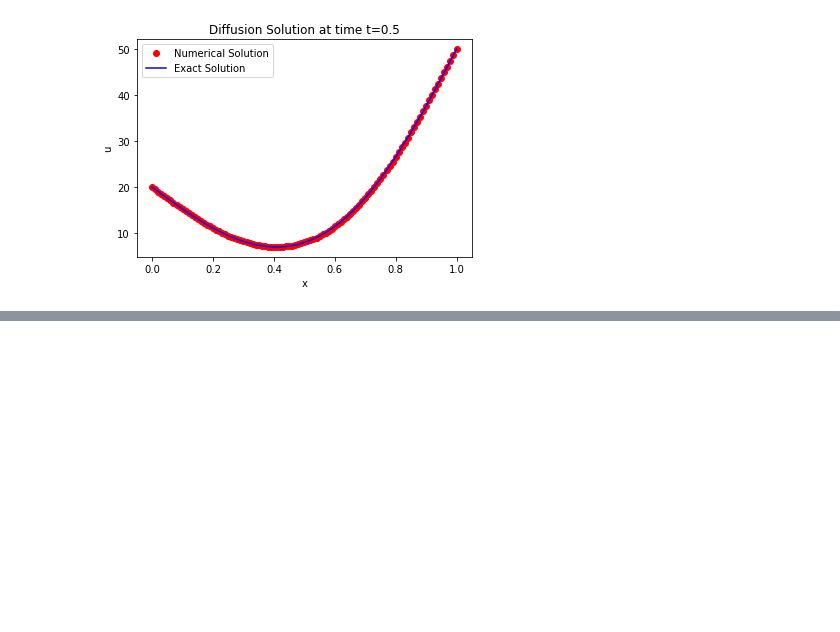
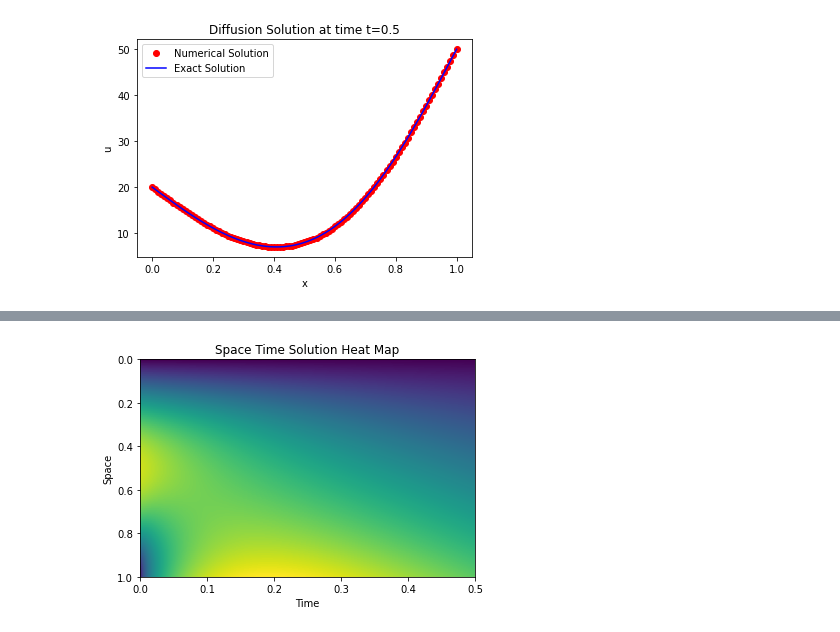
Before and after one commit to cwhite098/Scientific_Computing, a Jupyter notebook: examples/solving_pdes.ipynb, the cells around one changed output, grey strips where cells are left out. Drawn from its saved outputs; the diff is of its cells as text; code cells hidden in the pictures; blank space fills up the shorter version.

```diff
--- a/examples/solving_pdes.ipynb
+++ b/examples/solving_pdes.ipynb
@@ -195,0 +210,40 @@ Example with robin BCs
+# %%
+def robin_BC(x, t):
+    h = 1
+    if x == 0:
+        # Effect of dirichlet
+        alpha = lambda t : 0
+        # Effect of neumann
+        beta = lambda t : 1
+
+        # The dirichlet and neumann effects on the boundary
+        dirichlet_u = lambda x,t : 0
+        neumann_u = lambda x,t : 0
+
+        # Combination of all effects
+        gamma = alpha(t)*dirichlet_u(x,t) + beta(t)*neumann_u(x,t)
+
+    if x == L:
+        # Effect of dirichlet
+        alpha = lambda t : h
+        # Effect of neumann
+        beta = lambda t : 1
+
+        # The dirichlet and neumann effects on the boundary
+        dirichlet_u = lambda x,t : 0
+        neumann_u = lambda x,t : 0
+
+        # Combination of all effects
+        gamma = alpha(t)*dirichlet_u(x,t) + beta(t)*neumann_u(x,t)
+
+    return gamma, alpha(t)
+
+def IC(x,L):
+    return np.sin(np.pi*x)
+
+# Call the pde solver function, using the Crank-Nicholson method
+u, t = solve_pde(L, T, mx, mt, 'robin', robin_BC, IC, solver='cn', kappa = lambda x:x**2) # note the kappa function returning x^2
+
+plot_pde_space_time_solution(u, L, T, 'Space Time Solution Heat Map') # plot the 2D heatmap
+# %% [output]
+[figure, added]
```
Also changed, not shown: parts of 7 cells of this notebook.
